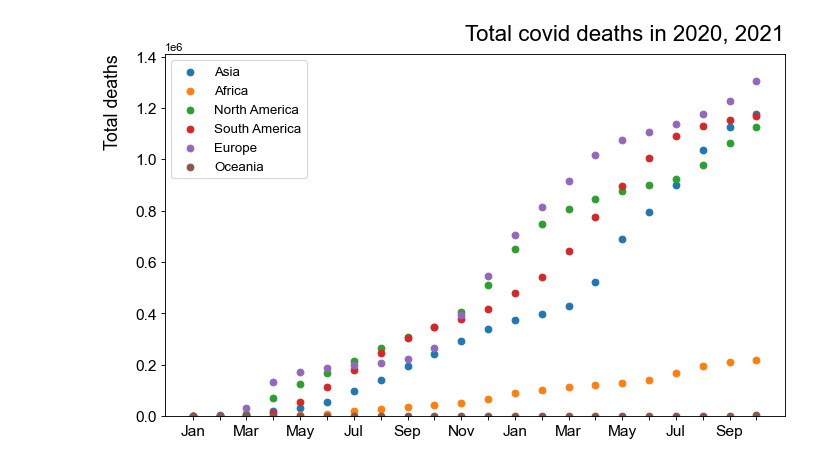
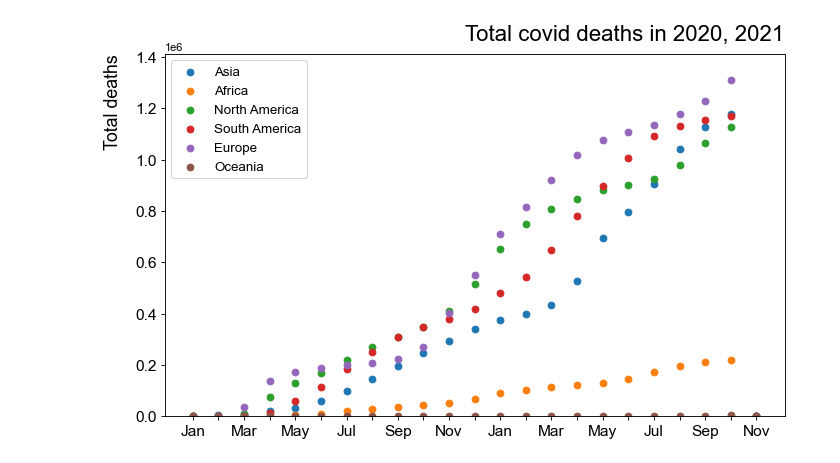
Before and after one commit to msdec321/DataAnalysisWorkbooks, a Jupyter notebook: Covid19/covid_data.ipynb, the cells around one changed output. Cells and saved outputs as stored; diff of their text form; code cells hidden in the pictures.

```diff
--- a/Covid19/covid_data.ipynb
+++ b/Covid19/covid_data.ipynb
@@ -180,17 +213,17 @@ Helpers.largePlotterMultipleTicks(labels, x, y, yrange, legendLoc = 2,
-# %%
-labels = ['', 'Total deaths', 'Total covid deaths in 2020, 2021', continents]
-x, y = [], []
-
-for i in range(6):
-    x.append(months_list[ : 22])
-    y.append(total_deaths[i][ : 22])
-
-yrange = [0, max(max(y)) * 1.2]
-
-Helpers.largePlotterMultipleTicks(labels, x, y, yrange, legendLoc = 2,
-                                  xTick = [True, months_list[ : 22], months_labels[ : 22]])
-# %% [output]
-[figure, removed]
+# %%
+labels = ['', 'Total deaths', 'Total covid deaths in 2020, 2021', continents]
+x, y = [], []
+
+for i in range(6):
+    x.append(months_list[ : 23])
+    y.append(total_deaths[i][ : 23])
+
+yrange = [0, max(max(y)) * 1.2]
+
+Helpers.largePlotterMultipleTicks(labels, x, y, yrange, legendLoc = 2,
+                                  xTick = [True, months_list[ : 23], months_labels[ : 23]])
+# %% [output]
+[figure, added]
 # %%
 labels = ['', 'Total fully vaccinated', 'Total fully vaccinated in 2020, 2021', continents]
 x, y = [], []
```
Also changed, not shown: parts of 10 cells of this notebook.
